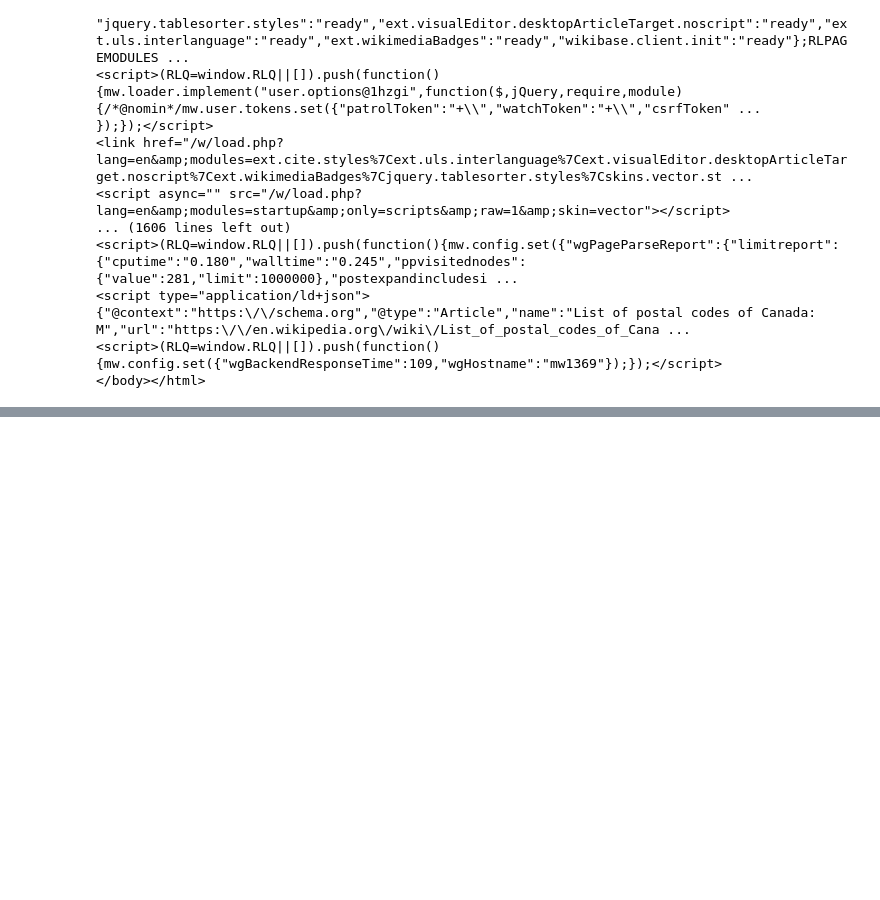
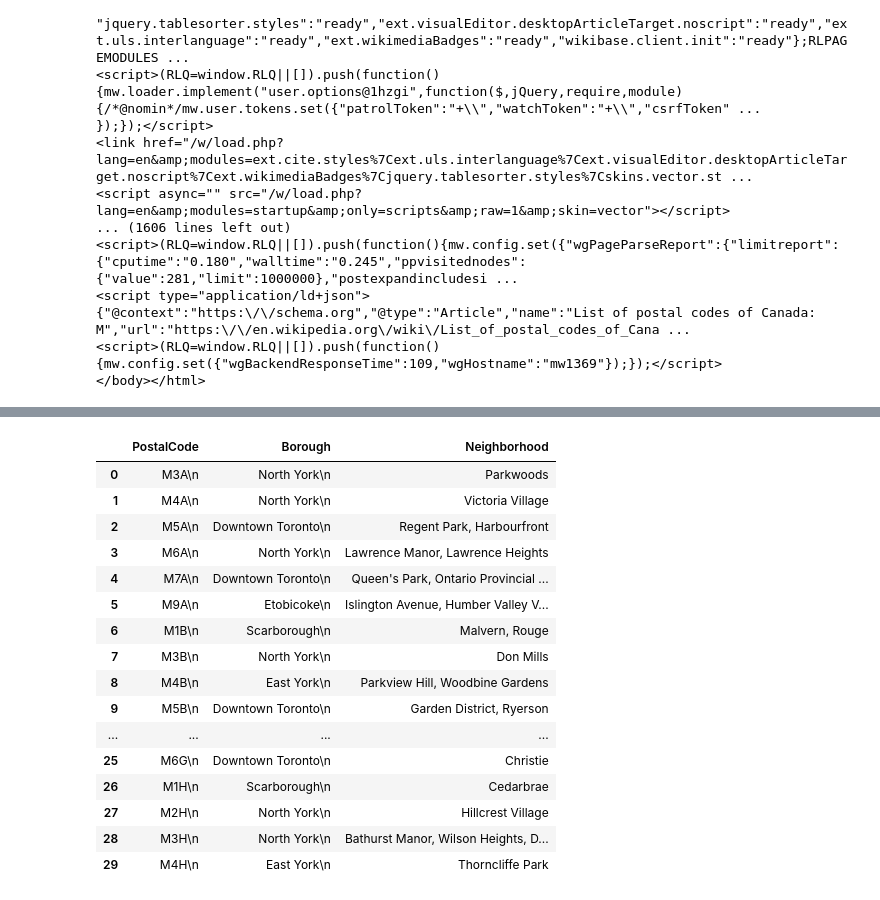
Before and after one commit to hannalu-cloud/Coursera_Capstone, a Jupyter notebook: capstone excise lesson 3.ipynb, the cells around one changed output, grey strips where cells are left out. Cells and saved outputs as stored; diff of their text form; code cells hidden in the pictures; blank space fills up the shorter version.

```diff
--- a/capstone excise lesson 3.ipynb
+++ b/capstone excise lesson 3.ipynb
@@ -85,0 +76,21 @@ df
+# %%
+toronto_df_drop = toronto_df[toronto_df.Borough != "Not assigned\n"].reset_index(drop=True)
+toronto_df_drop.head(30)
+# %% [output]
+|  | PostalCode | Borough | Neighborhood |
+| 0 | M3A\n | North York\n | Parkwoods |
+| 1 | M4A\n | North York\n | Victoria Village |
+| 2 | M5A\n | Downtown Toronto\n | Regent Park, Harbourfront |
+| 3 | M6A\n | North York\n | Lawrence Manor, Lawrence Heights |
+| 4 | M7A\n | Downtown Toronto\n | Queen's Park, Ontario Provincial ... |
+| 5 | M9A\n | Etobicoke\n | Islington Avenue, Humber Valley V... |
+| 6 | M1B\n | Scarborough\n | Malvern, Rouge |
+| 7 | M3B\n | North York\n | Don Mills |
+| 8 | M4B\n | East York\n | Parkview Hill, Woodbine Gardens |
+| 9 | M5B\n | Downtown Toronto\n | Garden District, Ryerson |
+| ... | ... | ... | ... |
+| 25 | M6G\n | Downtown Toronto\n | Christie |
+| 26 | M1H\n | Scarborough\n | Cedarbrae |
+| 27 | M2H\n | North York\n | Hillcrest Village |
+| 28 | M3H\n | North York\n | Bathurst Manor, Wilson Heights, D... |
+| 29 | M4H\n | East York\n | Thorncliffe Park |
```
Also changed, not shown: parts of 18 cells of this notebook.
